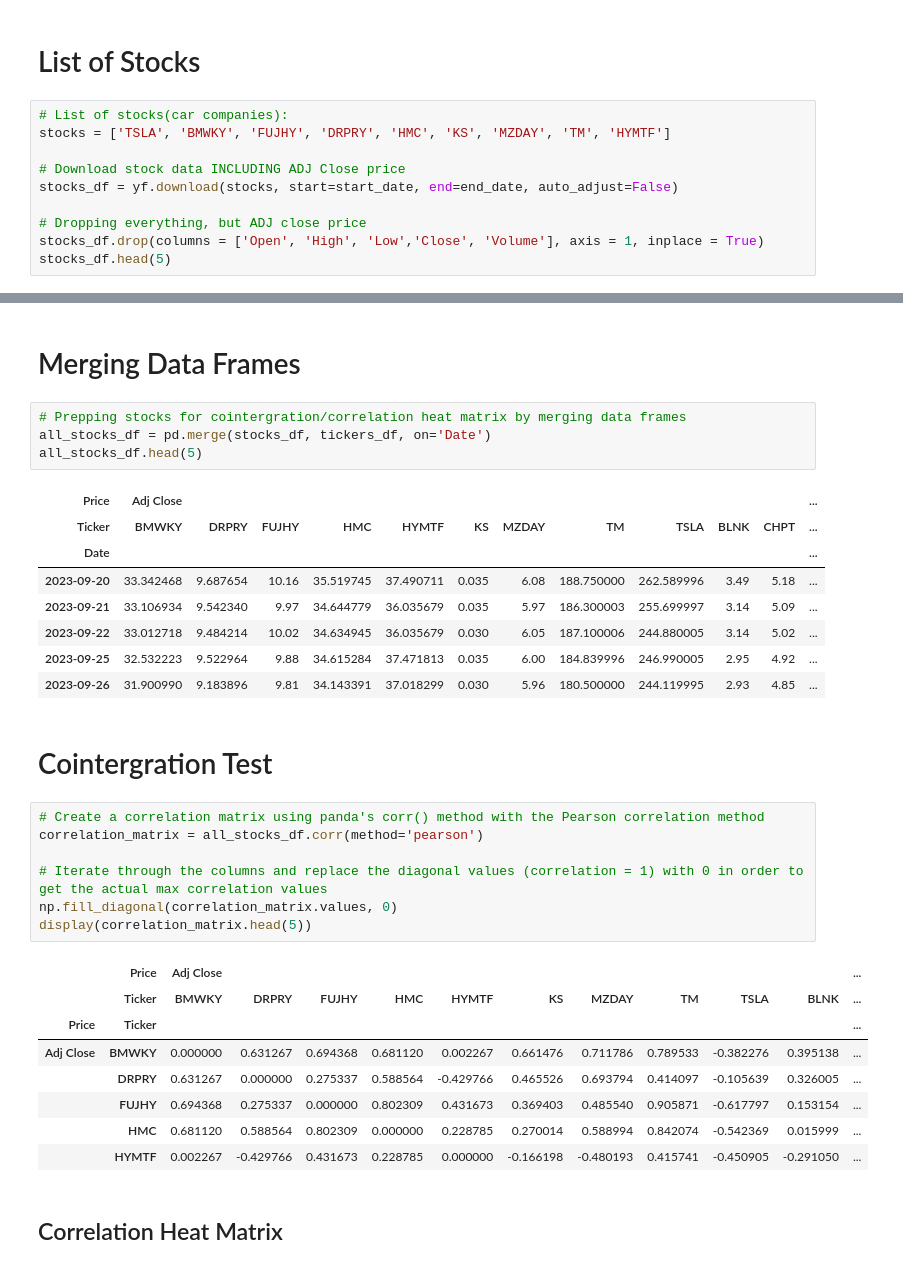
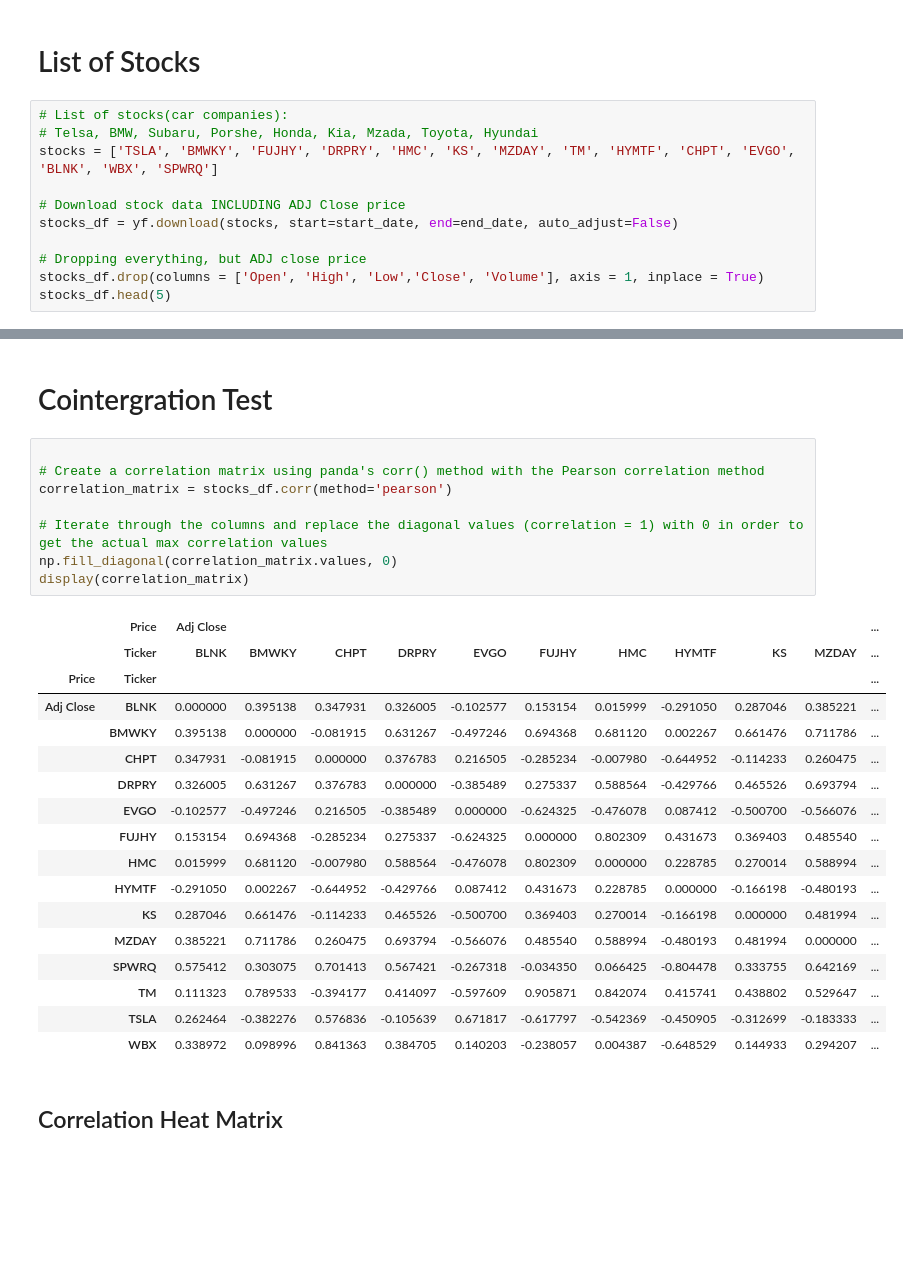
Before and after one commit to victoria-uriostegui/Pairs-Trading-Repo-ED-VU-Fall-24-, a Jupyter notebook: pairs_trading.ipynb, the cells around one changed output, grey strips where cells are left out. Cells and saved outputs as stored; diff of their text form; blank space fills up the shorter version.

Commit message:
Made code less redundant by merging data frames from the start, working on creating sorted correlation head matrix comparing Toyota against all other stocks

```diff
--- a/pairs_trading.ipynb
+++ b/pairs_trading.ipynb
@@ -21,7 +21,8 @@ end_date = dt.datetime(2024, 9, 19)
 # List of Stocks
 # %%
 # List of stocks(car companies):
-stocks = ['TSLA', 'BMWKY', 'FUJHY', 'DRPRY', 'HMC', 'KS', 'MZDAY', 'TM', 'HYMTF']
+# Telsa, BMW, Subaru, Porshe, Honda, Kia, Mzada, Toyota, Hyundai
+stocks = ['TSLA', 'BMWKY', 'FUJHY', 'DRPRY', 'HMC', 'KS', 'MZDAY', 'TM', 'HYMTF', 'CHPT', 'EVGO', 'BLNK', 'WBX', 'SPWRQ']
 
 # Download stock data INCLUDING ADJ Close price
 stocks_df = yf.download(stocks, start=start_date, end=end_date, auto_adjust=False)
@@ -64,36 +43,31 @@ tickers_df.head(5)
-# %% [markdown]
-# Merging Data Frames
-# %%
-# Prepping stocks for cointergration/correlation heat matrix by merging data frames
-all_stocks_df = pd.merge(stocks_df, tickers_df, on='Date')
-all_stocks_df.head(5)
-# %% [output]
-| Price | Adj Close |  |  |  |  |  |  |  |  |  |  | ... |
-| Ticker | BMWKY | DRPRY | FUJHY | HMC | HYMTF | KS | MZDAY | TM | TSLA | BLNK | CHPT | ... |
-| Date |  |  |  |  |  |  |  |  |  |  |  | ... |
-| 2023-09-20 | 33.342468 | 9.687654 | 10.16 | 35.519745 | 37.490711 | 0.035 | 6.08 | 188.750000 | 262.589996 | 3.49 | 5.18 | ... |
-| 2023-09-21 | 33.106934 | 9.542340 | 9.97 | 34.644779 | 36.035679 | 0.035 | 5.97 | 186.300003 | 255.699997 | 3.14 | 5.09 | ... |
-| 2023-09-22 | 33.012718 | 9.484214 | 10.02 | 34.634945 | 36.035679 | 0.030 | 6.05 | 187.100006 | 244.880005 | 3.14 | 5.02 | ... |
-| 2023-09-25 | 32.532223 | 9.522964 | 9.88 | 34.615284 | 37.471813 | 0.035 | 6.00 | 184.839996 | 246.990005 | 2.95 | 4.92 | ... |
-| 2023-09-26 | 31.900990 | 9.183896 | 9.81 | 34.143391 | 37.018299 | 0.030 | 5.96 | 180.500000 | 244.119995 | 2.93 | 4.85 | ... |
 # %% [markdown]
 # Cointergration Test
 # %%
+
 # Create a correlation matrix using panda's corr() method with the Pearson correlation method
-correlation_matrix = all_stocks_df.corr(method='pearson')
+correlation_matrix = stocks_df.corr(method='pearson')
 
 # Iterate through the columns and replace the diagonal values (correlation = 1) with 0 in order to get the actual max correlation values
 np.fill_diagonal(correlation_matrix.values, 0)
-display(correlation_matrix.head(5))
+display(correlation_matrix)
 # %% [output]
 |  | Price | Adj Close |  |  |  |  |  |  |  |  |  | ... |
-|  | Ticker | BMWKY | DRPRY | FUJHY | HMC | HYMTF | KS | MZDAY | TM | TSLA | BLNK | ... |
+|  | Ticker | BLNK | BMWKY | CHPT | DRPRY | EVGO | FUJHY | HMC | HYMTF | KS | MZDAY | ... |
 | Price | Ticker |  |  |  |  |  |  |  |  |  |  | ... |
-| Adj Close | BMWKY | 0.000000 | 0.631267 | 0.694368 | 0.681120 | 0.002267 | 0.661476 | 0.711786 | 0.789533 | -0.382276 | 0.395138 | ... |
-|  | DRPRY | 0.631267 | 0.000000 | 0.275337 | 0.588564 | -0.429766 | 0.465526 | 0.693794 | 0.414097 | -0.105639 | 0.326005 | ... |
-|  | FUJHY | 0.694368 | 0.275337 | 0.000000 | 0.802309 | 0.431673 | 0.369403 | 0.485540 | 0.905871 | -0.617797 | 0.153154 | ... |
-|  | HMC | 0.681120 | 0.588564 | 0.802309 | 0.000000 | 0.228785 | 0.270014 | 0.588994 | 0.842074 | -0.542369 | 0.015999 | ... |
-|  | HYMTF | 0.002267 | -0.429766 | 0.431673 | 0.228785 | 0.000000 | -0.166198 | -0.480193 | 0.415741 | -0.450905 | -0.291050 | ... |
+| Adj Close | BLNK | 0.000000 | 0.395138 | 0.347931 | 0.326005 | -0.102577 | 0.153154 | 0.015999 | -0.291050 | 0.287046 | 0.385221 | ... |
+|  | BMWKY | 0.395138 | 0.000000 | -0.081915 | 0.631267 | -0.497246 | 0.694368 | 0.681120 | 0.002267 | 0.661476 | 0.711786 | ... |
+|  | CHPT | 0.347931 | -0.081915 | 0.000000 | 0.376783 | 0.216505 | -0.285234 | -0.007980 | -0.644952 | -0.114233 | 0.260475 | ... |
+|  | DRPRY | 0.326005 | 0.631267 | 0.376783 | 0.000000 | -0.385489 | 0.275337 | 0.588564 | -0.429766 | 0.465526 | 0.693794 | ... |
+|  | EVGO | -0.102577 | -0.497246 | 0.216505 | -0.385489 | 0.000000 | -0.624325 | -0.476078 | 0.087412 | -0.500700 | -0.566076 | ... |
+|  | FUJHY | 0.153154 | 0.694368 | -0.285234 | 0.275337 | -0.624325 | 0.000000 | 0.802309 | 0.431673 | 0.369403 | 0.485540 | ... |
+|  | HMC | 0.015999 | 0.681120 | -0.007980 | 0.588564 | -0.476078 | 0.802309 | 0.000000 | 0.228785 | 0.270014 | 0.588994 | ... |
+|  | HYMTF | -0.291050 | 0.002267 | -0.644952 | -0.429766 | 0.087412 | 0.431673 | 0.228785 | 0.000000 | -0.166198 | -0.480193 | ... |
+|  | KS | 0.287046 | 0.661476 | -0.114233 | 0.465526 | -0.500700 | 0.369403 | 0.270014 | -0.166198 | 0.000000 | 0.481994 | ... |
+|  | MZDAY | 0.385221 | 0.711786 | 0.260475 | 0.693794 | -0.566076 | 0.485540 | 0.588994 | -0.480193 | 0.481994 | 0.000000 | ... |
+|  | SPWRQ | 0.575412 | 0.303075 | 0.701413 | 0.567421 | -0.267318 | -0.034350 | 0.066425 | -0.804478 | 0.333755 | 0.642169 | ... |
+|  | TM | 0.111323 | 0.789533 | -0.394177 | 0.414097 | -0.597609 | 0.905871 | 0.842074 | 0.415741 | 0.438802 | 0.529647 | ... |
+|  | TSLA | 0.262464 | -0.382276 | 0.576836 | -0.105639 | 0.671817 | -0.617797 | -0.542369 | -0.450905 | -0.312699 | -0.183333 | ... |
+|  | WBX | 0.338972 | 0.098996 | 0.841363 | 0.384705 | 0.140203 | -0.238057 | 0.004387 | -0.648529 | 0.144933 | 0.294207 | ... |
 # %% [markdown]
 ## Correlation Heat Matrix
 # %%
```
Also changed, not shown: parts of 6 cells of this notebook.
